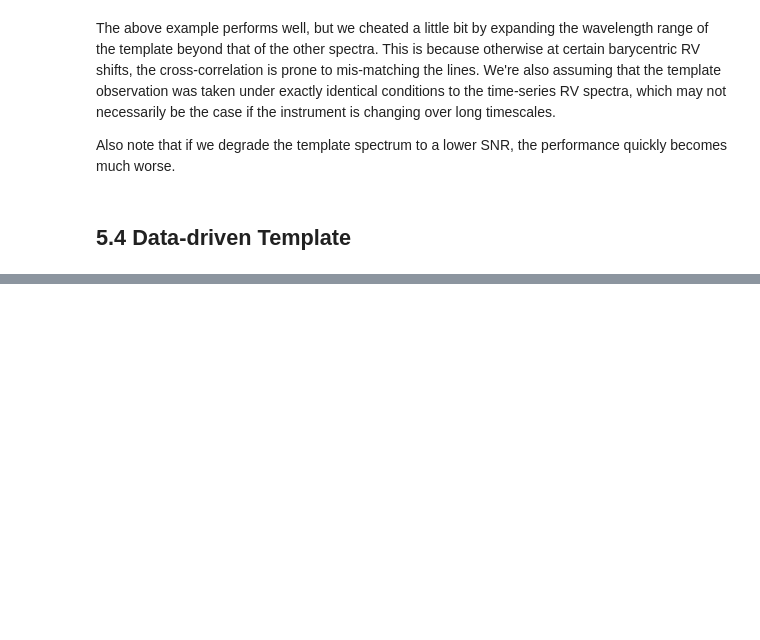
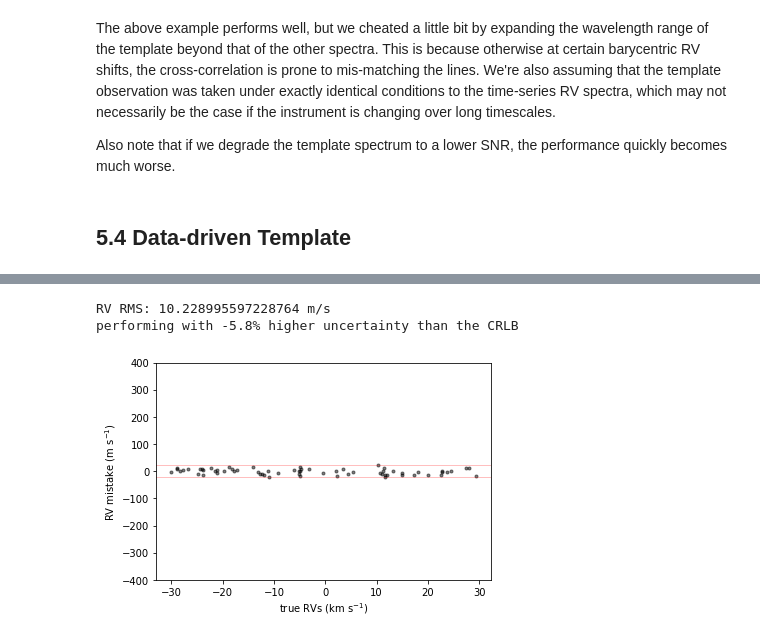
Before and after one commit to davidwhogg/EPRV, a Jupyter notebook: notebook/realistic.ipynb, the cells around one changed output, grey strips where cells are left out. Cells and saved outputs as stored; diff of their text form; code cells hidden in the pictures; blank space fills up the shorter version.

```diff
--- a/notebook/realistic.ipynb
+++ b/notebook/realistic.ipynb
@@ -192,0 +203,15 @@ Also note that if we degrade the template spectrum to a lower SNR, the performan
+# %%
+resid = rvs_0 - true_rvs
+resid -= np.median(resid) # we don't care about absolute RV
+plt.plot(true_rvs*1.e-3, resid, "k.", alpha=0.5)
+plt.axhline(2. * crlb, color="r", lw=0.5, alpha=0.5)
+plt.axhline(-2. * crlb, color="r", lw=0.5, alpha=0.5)
+plt.ylim([-400.,400.])
+plt.xlabel(r"true RVs (km s$^{-1}$)")
+plt.ylabel(r"RV mistake (m s$^{-1}$)")
+print("RV RMS: {0} m/s".format(np.std(resid)))
+print("performing with {0:.1f}% higher uncertainty than the CRLB".format((np.std(resid) - crlb)/crlb * 1.e2))
+# %% [output]
+RV RMS: 10.228995597228764 m/s
+performing with -5.8% higher uncertainty than the CRLB
+[figure, added]
```
Also changed, not shown: parts of 14 cells of this notebook.
